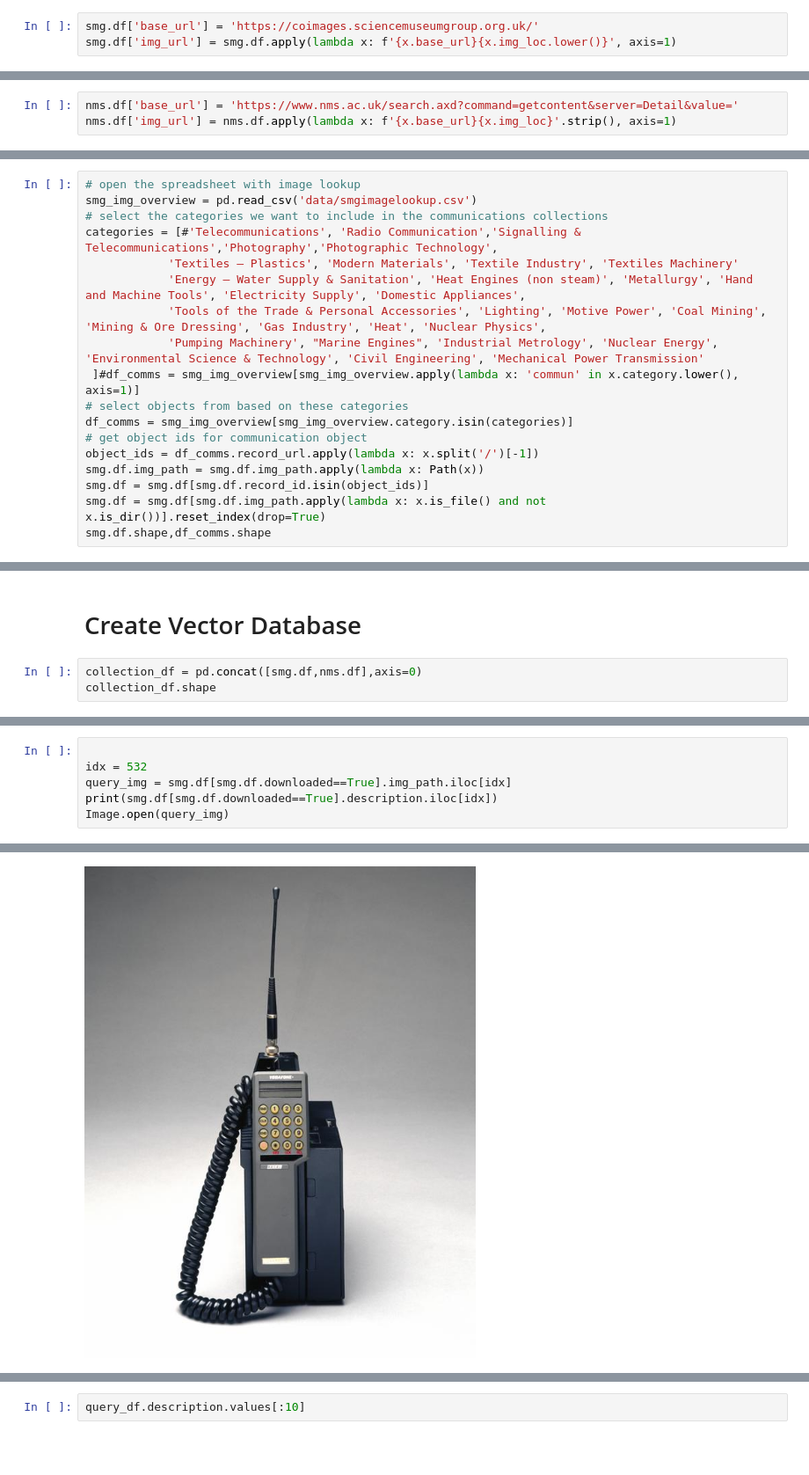
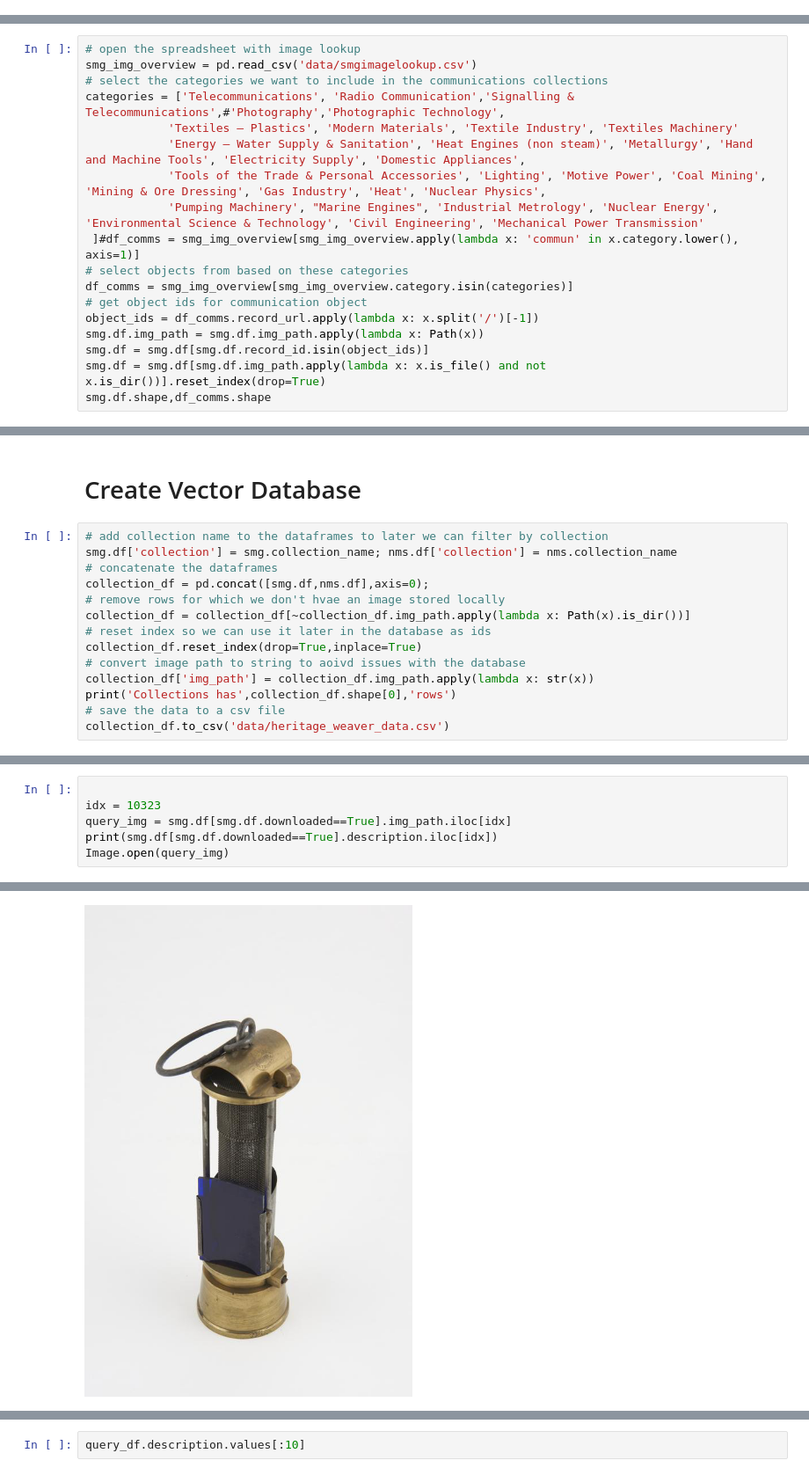
Before and after one commit to kasparvonbeelen/heritage-weaver-demo, a Jupyter notebook: 1 - Process data.ipynb, the cells around one changed output, grey strips where cells are left out. Shown at 88% size. Drawn from its saved outputs; the diff is of its cells as text; blank space fills up the shorter version.

Commit message:
update codebase data ingestion

```diff
--- a/1 - Process data.ipynb
+++ b/1 - Process data.ipynb
@@ -92,3 +63,0 @@ va.df['img_url'].iloc[0]
-# %%
-smg.df['base_url'] = 'https://coimages.sciencemuseumgroup.org.uk/'
-smg.df['img_url'] = smg.df.apply(lambda x: f'{x.base_url}{x.img_loc.lower()}', axis=1)
@@ -99,3 +63,0 @@ smg.df['img_url'].iloc[0]
-# %%
-nms.df['base_url'] = 'https://www.nms.ac.uk/search.axd?command=getcontent&server=Detail&value='
-nms.df['img_url'] = nms.df.apply(lambda x: f'{x.base_url}{x.img_loc}'.strip(), axis=1)
@@ -116,7 +70,7 @@ bt.df['img_url'].iloc[0]
 # open the spreadsheet with image lookup
 smg_img_overview = pd.read_csv('data/smgimagelookup.csv')
 # select the categories we want to include in the communications collections
-categories = [#'Telecommunications', 'Radio Communication','Signalling & Telecommunications','Photography','Photographic Technology',
+categories = ['Telecommunications', 'Radio Communication','Signalling & Telecommunications',#'Photography','Photographic Technology',
             'Textiles – Plastics', 'Modern Materials', 'Textile Industry', 'Textiles Machinery'
             'Energy – Water Supply & Sanitation', 'Heat Engines (non steam)', 'Metallurgy', 'Hand and Machine Tools', 'Electricity Supply', 'Domestic Appliances',
             'Tools of the Trade & Personal Accessories', 'Lighting', 'Motive Power', 'Coal Mining', 'Mining & Ore Dressing', 'Gas Industry', 'Heat', 'Nuclear Physics',
@@ -143,6 +97,17 @@ nms.df.shape
 # %% [markdown]
 # Create Vector Database
 # %%
-collection_df = pd.concat([smg.df,nms.df],axis=0)
-collection_df.shape
+# add collection name to the dataframes to later we can filter by collection
+smg.df['collection'] = smg.collection_name; nms.df['collection'] = nms.collection_name
+# concatenate the dataframes
+collection_df = pd.concat([smg.df,nms.df],axis=0);
+# remove rows for which we don't hvae an image stored locally
+collection_df = collection_df[~collection_df.img_path.apply(lambda x: Path(x).is_dir())]
+# reset index so we can use it later in the database as ids
+collection_df.reset_index(drop=True,inplace=True)
+# convert image path to string to aoivd issues with the database
+collection_df['img_path'] = collection_df.img_path.apply(lambda x: str(x))
+print('Collections has',collection_df.shape[0],'rows')
+# save the data to a csv file
+collection_df.to_csv('data/heritage_weaver_data.csv')
 # %% [output]
@@ -248,6 +185,6 @@ collection_db.count()
 # %%
 
-idx = 532
+idx = 10323
 query_img = smg.df[smg.df.downloaded==True].img_path.iloc[idx]
 print(smg.df[smg.df.downloaded==True].description.iloc[idx])
 Image.open(query_img)
@@ -256 +195 @@ Small car aerial for transportable mobile telephone, made by Vodafone Limited, E
-[figure, old version]
+[figure, new version]
```
Also changed, not shown: parts of 44 cells of this notebook, 3 other files.
